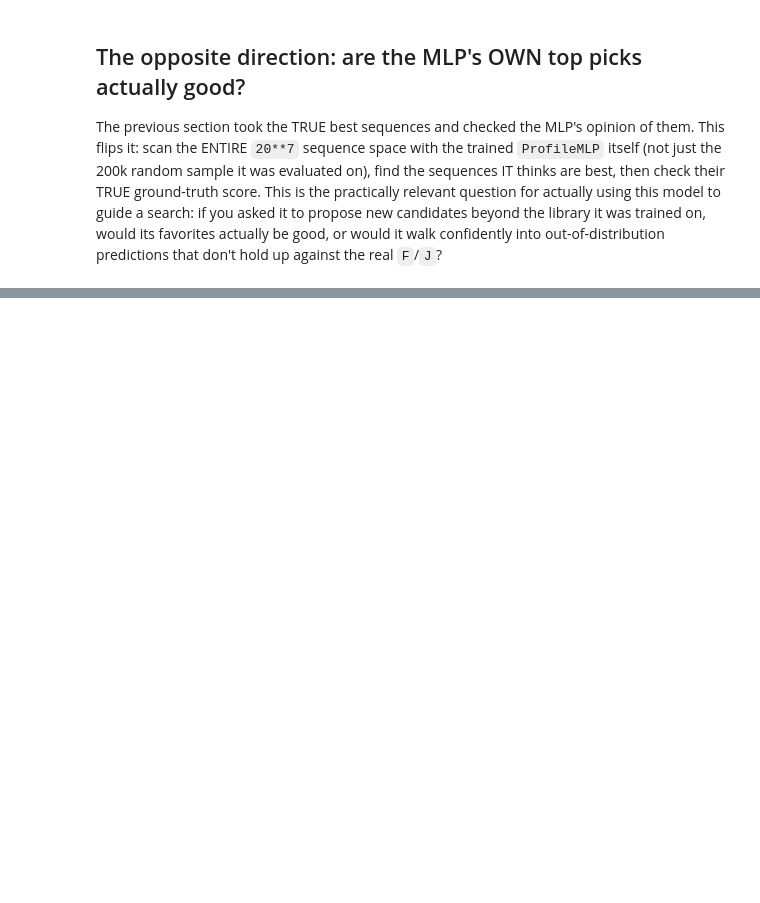
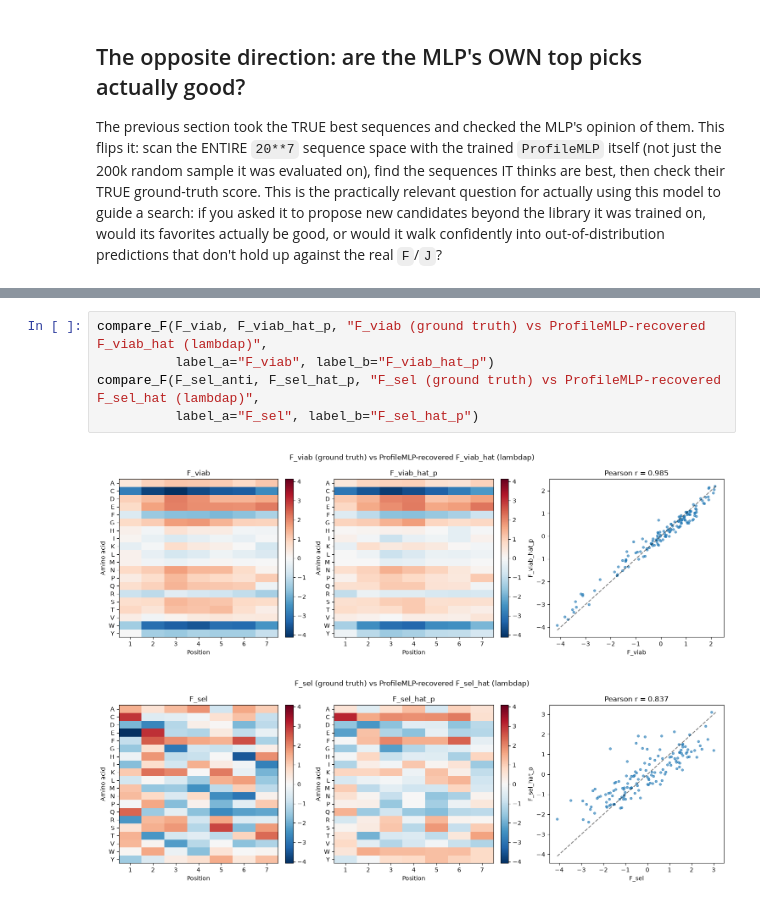
Before and after one commit to merlin-cc/Directed-Evolution-loop, a Jupyter notebook: Modelization_V1/notebooks/selectivity_weight_regimes/MLP_for_anticorrelated_weights.ipynb, the cells around one changed output, grey strips where cells are left out. Cells and saved outputs as stored; diff of their text form; blank space fills up the shorter version.

```diff
--- a/Modelization_V1/notebooks/selectivity_weight_regimes/MLP_for_anticorrelated_weights.ipynb
+++ b/Modelization_V1/notebooks/selectivity_weight_regimes/MLP_for_anticorrelated_weights.ipynb
@@ -1027,0 +1230,8 @@ MLP's top-50 predicted-best selectivity variants -- median TRUE-score percentile
+# %%
+compare_F(F_viab, F_viab_hat_p, "F_viab (ground truth) vs ProfileMLP-recovered F_viab_hat (lambdap)",
+          label_a="F_viab", label_b="F_viab_hat_p")
+compare_F(F_sel_anti, F_sel_hat_p, "F_sel (ground truth) vs ProfileMLP-recovered F_sel_hat (lambdap)",
+          label_a="F_sel", label_b="F_sel_hat_p")
+# %% [output]
+[figure, added]
+[figure, added]
```
Also changed, not shown: parts of 32 cells of this notebook, 4 other files.
